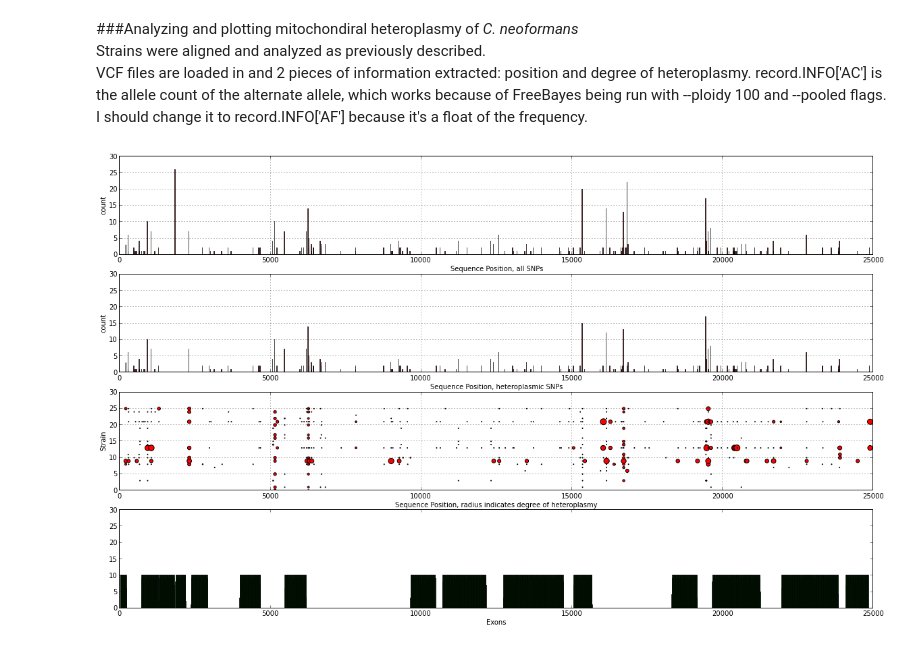
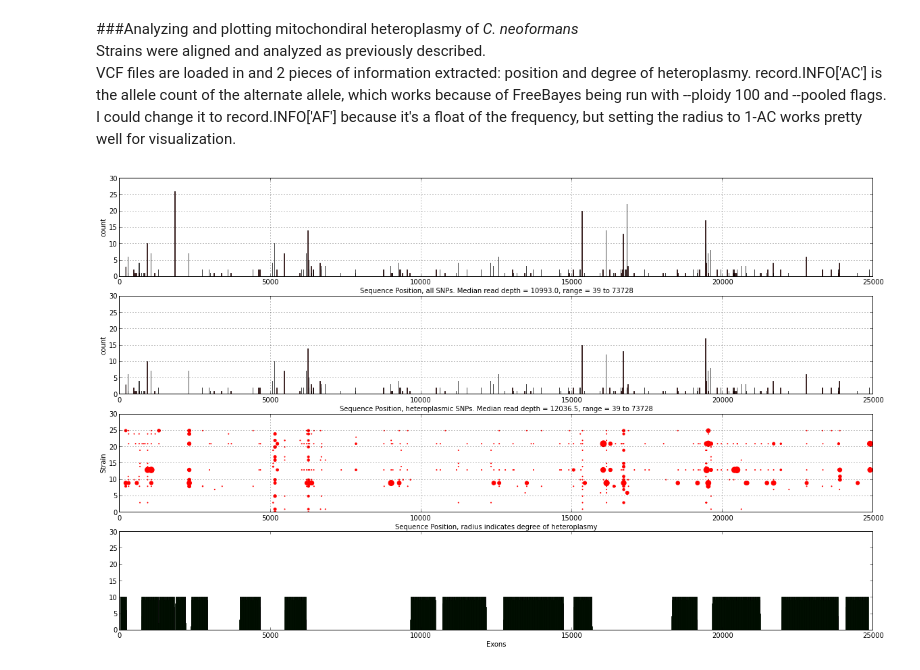
Before and after one commit to drlabratory/Research_Git, a Jupyter notebook: sequence_analysis/VCF plotting.ipynb, the cells around one changed output. Saved outputs shown, nothing was run; the diff lists cells and outputs as text; code cells hidden in the pictures.

Commit message:
Fidling with plots

```diff
--- a/sequence_analysis/VCF plotting.ipynb
+++ b/sequence_analysis/VCF plotting.ipynb
@@ -1,16 +1,19 @@
 # %% [markdown]
 ###Analyzing and plotting mitochondiral heteroplasmy of *C. neoformans*
 Strains were aligned and analyzed as previously described.
-VCF files are loaded in and 2 pieces of information extracted: position and degree of heteroplasmy. record.INFO['AC'] is the allele count of the alternate allele, which works because of FreeBayes being run with --ploidy 100 and --pooled flags. I should change it to record.INFO['AF'] because it's a float of the frequency.
+VCF files are loaded in and 2 pieces of information extracted: position and degree of heteroplasmy. record.INFO['AC'] is the allele count of the alternate allele, which works because of FreeBayes being run with --ploidy 100 and --pooled flags. I could change it to record.INFO['AF'] because it's a float of the frequency, but setting the radius to 1-AC works pretty well for visualization.
 # %%
-import vcf
-import os
+import vcf, os
+import numpy as np
 
 hp = [] # heteroplasmic positions
+hp_d = [] # heteroplasmic read depth
 sp = [] # all SNP positions
+sp_d = [] # all SNP read depth
 x = []
 y = []
 r = []
+cov = []
 
 ycount = 0
 
@@ -21,11 +24,17 @@ for files in flist:
         strain_name = files.split('_')[0]
         if record.INFO['AC'][0] < 100: # only want heteroplasmic sites
             hp.append(record.POS)
+            hp_d.append(record.INFO['DP'])
             x.append(record.POS)
             y.append(ycount)
             r.append(100-record.INFO['AC'][0]) # make the radius bigger the more heteroplasmic it is
+            cov.append(record.INFO['DP'])
         sp.append(record.POS) # want all sites
+        sp_d.append(record.INFO['DP'])
     ycount = ycount+1
+
+hp_dm = np.median(hp_d)
+sp_dm = np.median(sp_d)
 
 f = open('H99_mitochondria.gtf', 'r')
 
@@ -44,34 +53,36 @@ for line in f:
 import matplotlib.pyplot as plt
 
 fig = plt.figure(figsize=(20, 12))
 ax = fig.add_subplot(412)
 ay = fig.add_subplot(411)
 az = fig.add_subplot(413)
 exon = fig.add_subplot(414)
 
 ax.hist(hp, 2525, facecolor='red', alpha=0.75)
 ay.hist(sp, 2525, facecolor='red', alpha=0.75)
-ax.set_xlabel('Sequence Position, heteroplasmic SNPs')
+ax.set_xlabel('Sequence Position, heteroplasmic SNPs. Median read depth = %s, range = %s to %s' % (hp_dm, min(hp_d), max(hp_d)))
 ax.set_ylabel('count')
 ax.set_ylim(0, 30)
 ax.set_xlim(0, 25000)
 ax.grid(True)
-ay.set_xlabel('Sequence Position, all SNPs')
+ay.set_xlabel('Sequence Position, all SNPs. Median read depth = %s, range = %s to %s' % (sp_dm, min(sp_d), max(sp_d)))
 ay.set_ylabel('count')
 ay.set_ylim(0, 30)
 ay.set_xlim(0, 25000)
 ay.grid(True)
-az.scatter(x, y, c='red', s=r)
+az.scatter(x, y, c='red', edgecolor='red', s=r)
 az.set_ylim(0, 30)
 az.set_xlim(0, 25000)
 az.set_xlabel('Sequence Position, radius indicates degree of heteroplasmy')
 az.set_ylabel('Strain')
 az.grid(True)
+#az2 = az.twinx()  # too messy
+#az.bar(x, y, 50, color='blue', edgecolor='none', alpha=0.2)
 exon.hist(ex, 2525, facecolor='green', alpha=0.75)
 exon.set_xlabel('Exons')
 exon.set_ylim(0, 30)
 exon.set_xlim(0, 25000)
 ax.grid(True)
 plt.show()
 # %% [output]
-[figure, old version]
+[figure, new version]
```
